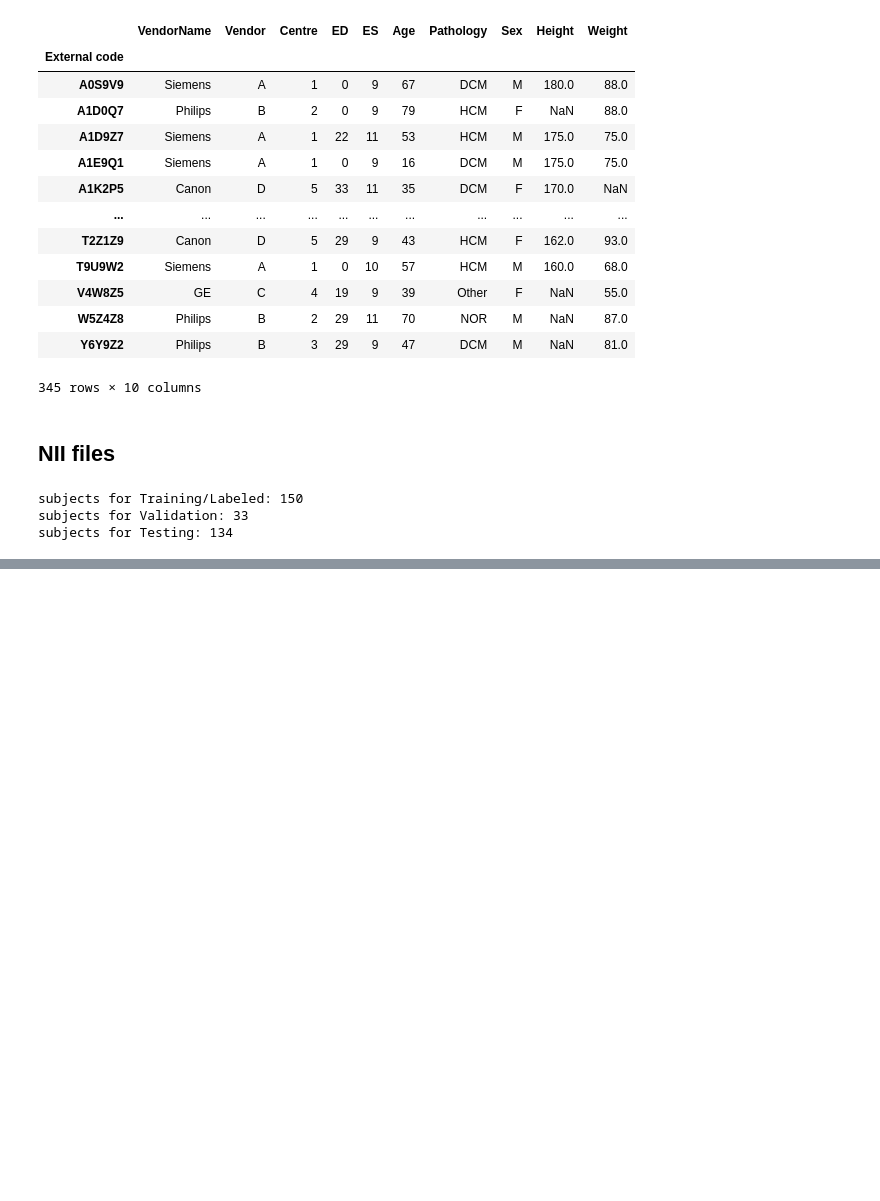
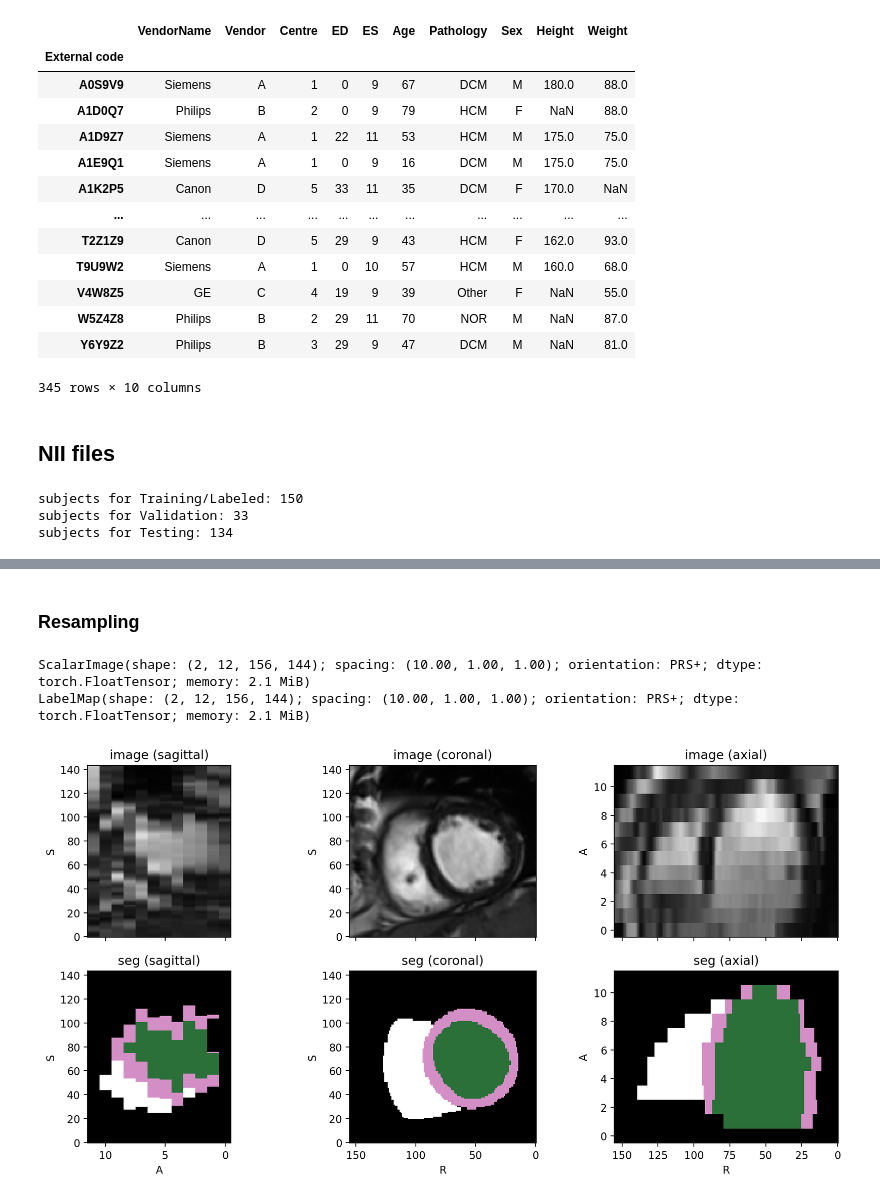
Before and after one commit to MAHDI-Imen/M-M, a Jupyter notebook: M_M.ipynb, the cells around one changed output, grey strips where cells are left out. Saved outputs shown, nothing was run; the diff lists cells and outputs as text; code cells hidden in the pictures; blank space fills up the shorter version.

```diff
--- a/M_M.ipynb
+++ b/M_M.ipynb
@@ -144,0 +185,12 @@ one_subject.plot(channel=1)
+# %% [markdown]
+### Resampling
+# %%
+resample = tio.Resample((10,1,1))
+resampled = resample(one_subject)
+print(resampled.image)
+print(resampled.seg)
+resampled.plot(channel=0)
+# %% [output]
+ScalarImage(shape: (2, 12, 156, 144); spacing: (10.00, 1.00, 1.00); orientation: PRS+; dtype: torch.FloatTensor; memory: 2.1 MiB)
+LabelMap(shape: (2, 12, 156, 144); spacing: (10.00, 1.00, 1.00); orientation: PRS+; dtype: torch.FloatTensor; memory: 2.1 MiB)
+[figure, added]
```
Also changed, not shown: parts of 24 cells of this notebook.
